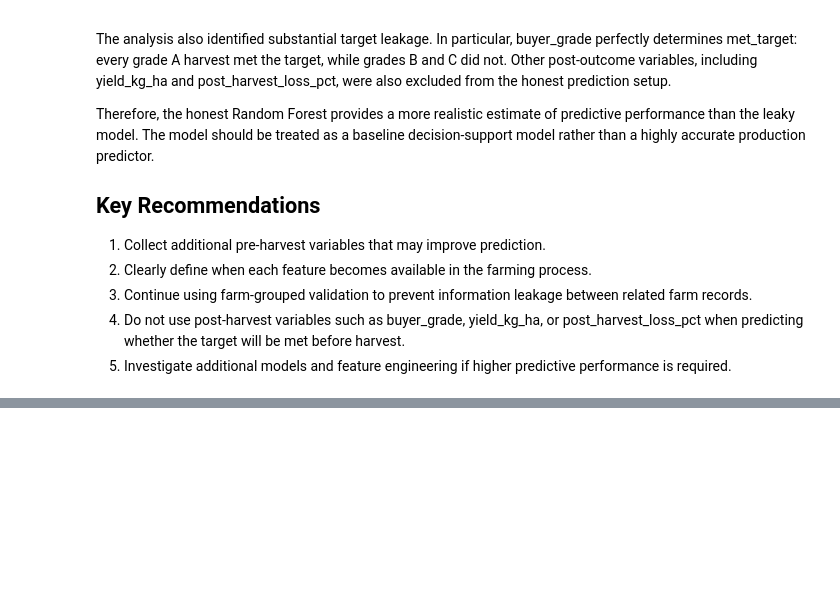
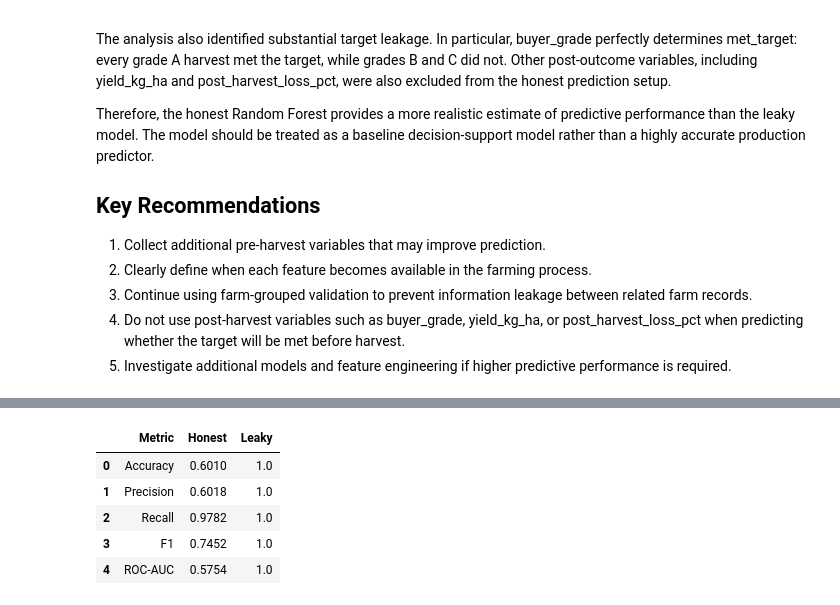
Before and after one commit to ngwadenseyneba-web/skye8-ds-ngwa-densey, a Jupyter notebook: notebooks/leakage.ipynb, the cells around one changed output, grey strips where cells are left out. Drawn from its saved outputs; the diff is of its cells as text; code cells hidden in the pictures; blank space fills up the shorter version.

Commit message:
Complete Stage E leakage-aware evaluation

```diff
--- a/notebooks/leakage.ipynb
+++ b/notebooks/leakage.ipynb
@@ -1128,0 +1229,30 @@ accurate production predictor.
+# %%
+def evaluate_model(model, X_test, y_test):
+    pred = model.predict(X_test)
+    prob = model.predict_proba(X_test)[:, 1]
+
+    return {
+        "Accuracy": accuracy_score(y_test, pred),
+        "Precision": precision_score(y_test, pred),
+        "Recall": recall_score(y_test, pred),
+        "F1": f1_score(y_test, pred),
+        "ROC-AUC": roc_auc_score(y_test, prob)
+    }
+
+honest_scores = evaluate_model(honest_model, Xh_test, y_test)
+leaky_scores = evaluate_model(leaky_model, Xl_test, y_test)
+
+target_leakage_results = pd.DataFrame({
+    "Metric": honest_scores.keys(),
+    "Honest": honest_scores.values(),
+    "Leaky": leaky_scores.values()
+})
+
+target_leakage_results.round(4)
+# %% [output]
+|  | Metric | Honest | Leaky |
+| 0 | Accuracy | 0.6010 | 1.0 |
+| 1 | Precision | 0.6018 | 1.0 |
+| 2 | Recall | 0.9782 | 1.0 |
+| 3 | F1 | 0.7452 | 1.0 |
+| 4 | ROC-AUC | 0.5754 | 1.0 |
```
Also changed, not shown: parts of 19 cells of this notebook, 2 other files.
